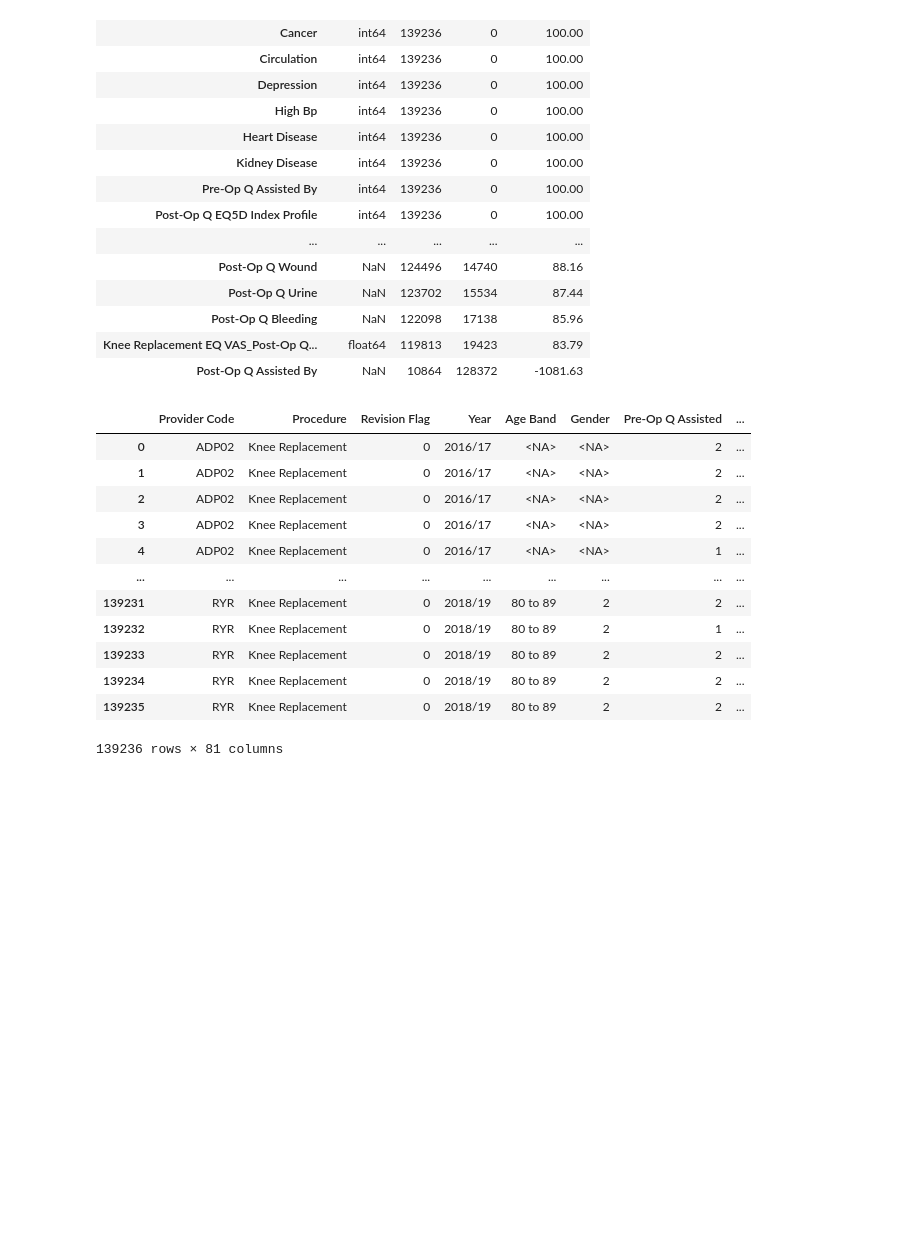
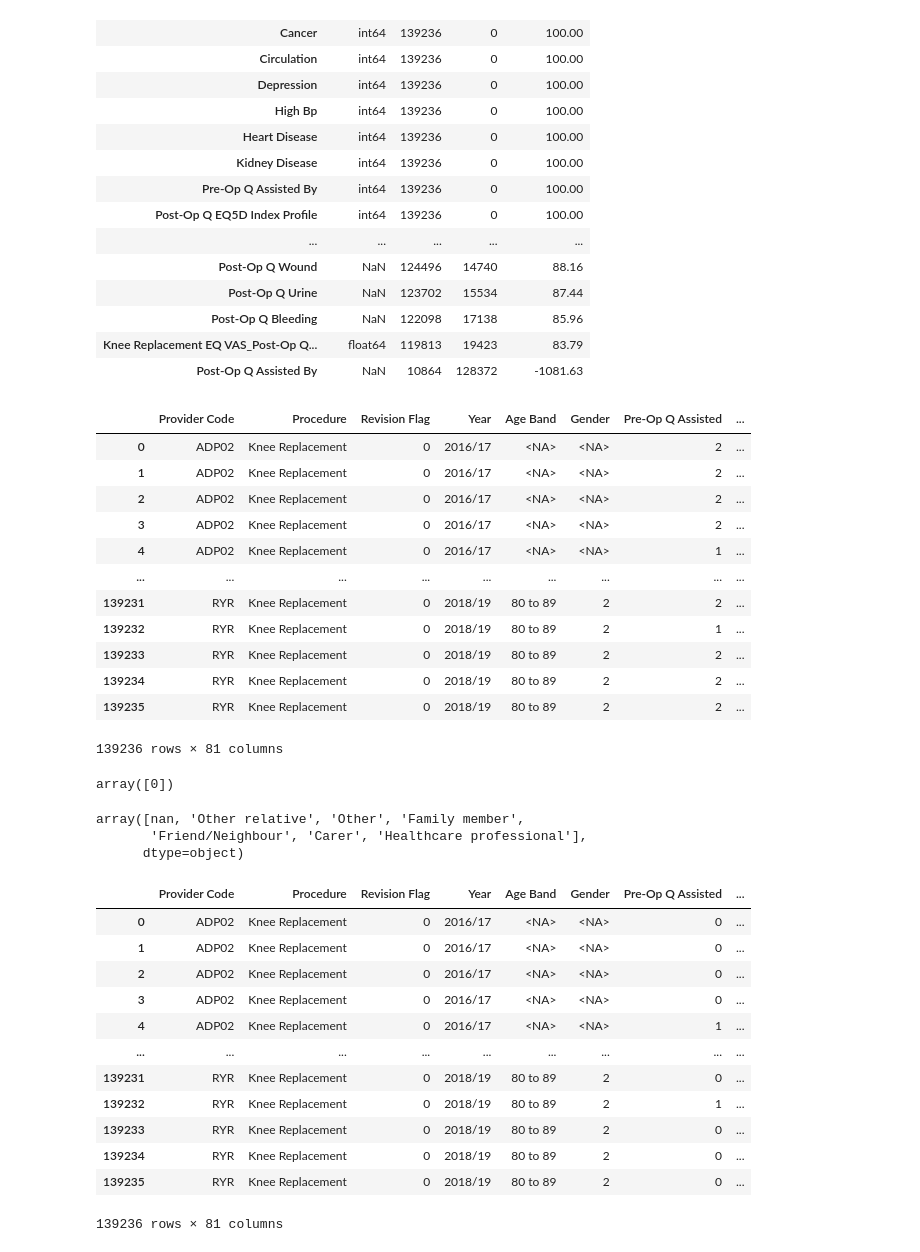
Before and after one commit to LALITAMITTAL18/EAISI-NHS, a Jupyter notebook: data/UnderstandingData/Gino.ipynb, the cells around one changed output. Drawn from its saved outputs; the diff is of its cells as text; code cells hidden in the pictures; blank space fills up the shorter version.

```diff
--- a/data/UnderstandingData/Gino.ipynb
+++ b/data/UnderstandingData/Gino.ipynb
@@ -199,6 +199,8 @@ with pd.option_context(
 | Post-Op Q Assisted By | NaN | 10864 | 128372 | -1081.63 |
 # %%
 display(df_Tbl_Knee_Replacement_Provider_cleaned)
+
+df_Tbl_Knee_Replacement_Provider_cleaned["Pre-Op Q Assisted By"].unique()
 # %% [output]
 |  | Provider Code | Procedure | Revision Flag | Year | Age Band | Gender | Pre-Op Q Assisted | ... |
 | 0 | ADP02 | Knee Replacement | 0 | 2016/17 | <NA> | <NA> | 2 | ... |
@@ -213,3 +215,50 @@ display(df_Tbl_Knee_Replacement_Provider_cleaned)
 | 139234 | RYR | Knee Replacement | 0 | 2018/19 | 80 to 89 | 2 | 2 | ... |
 | 139235 | RYR | Knee Replacement | 0 | 2018/19 | 80 to 89 | 2 | 2 | ... |
 139236 rows × 81 columns
+array([0])
+# %%
+col = "Pre-Op Q Assisted"
+
+df_Tbl_Knee_Replacement_Provider_cleaned[col] = (
+    pd.to_numeric(df_Tbl_Knee_Replacement_Provider_cleaned[col], errors="coerce")
+      .replace({1: 1, 2: 0})
+      .astype("Int64")   # keeps <NA> (pandas nullable int)
+)
+
+df_Tbl_Knee_Replacement_Provider_cleaned["Pre-Op Q Assisted"].unique()
+
+col_1 = "Post-Op Q Assisted By"
+
+assisted_map = {
+    1: "Family member",
+    2: "Other relative",
+    3: "Carer",
+    4: "Friend/Neighbour",
+    5: "Healthcare professional",
+    6: "Other",
+    9: pd.NA
+}
+
+df_Tbl_Knee_Replacement_Provider_cleaned[col_1] = pd.to_numeric(df_Tbl_Knee_Replacement_Provider_cleaned[col_1], errors="coerce").map(assisted_map)
+
+df_Tbl_Knee_Replacement_Provider_cleaned[col_1].unique()
+# %% [output]
+array([nan, 'Other relative', 'Other', 'Family member',
+       'Friend/Neighbour', 'Carer', 'Healthcare professional'],
+      dtype=object)
+# %%
+display(df_Tbl_Knee_Replacement_Provider_cleaned)
+# %% [output]
+|  | Provider Code | Procedure | Revision Flag | Year | Age Band | Gender | Pre-Op Q Assisted | ... |
+| 0 | ADP02 | Knee Replacement | 0 | 2016/17 | <NA> | <NA> | 0 | ... |
+| 1 | ADP02 | Knee Replacement | 0 | 2016/17 | <NA> | <NA> | 0 | ... |
+| 2 | ADP02 | Knee Replacement | 0 | 2016/17 | <NA> | <NA> | 0 | ... |
+| 3 | ADP02 | Knee Replacement | 0 | 2016/17 | <NA> | <NA> | 0 | ... |
+| 4 | ADP02 | Knee Replacement | 0 | 2016/17 | <NA> | <NA> | 1 | ... |
+| ... | ... | ... | ... | ... | ... | ... | ... | ... |
+| 139231 | RYR | Knee Replacement | 0 | 2018/19 | 80 to 89 | 2 | 0 | ... |
+| 139232 | RYR | Knee Replacement | 0 | 2018/19 | 80 to 89 | 2 | 1 | ... |
+| 139233 | RYR | Knee Replacement | 0 | 2018/19 | 80 to 89 | 2 | 0 | ... |
+| 139234 | RYR | Knee Replacement | 0 | 2018/19 | 80 to 89 | 2 | 0 | ... |
+| 139235 | RYR | Knee Replacement | 0 | 2018/19 | 80 to 89 | 2 | 0 | ... |
+139236 rows × 81 columns
```
Also changed, not shown: parts of 1 cell of this notebook.
